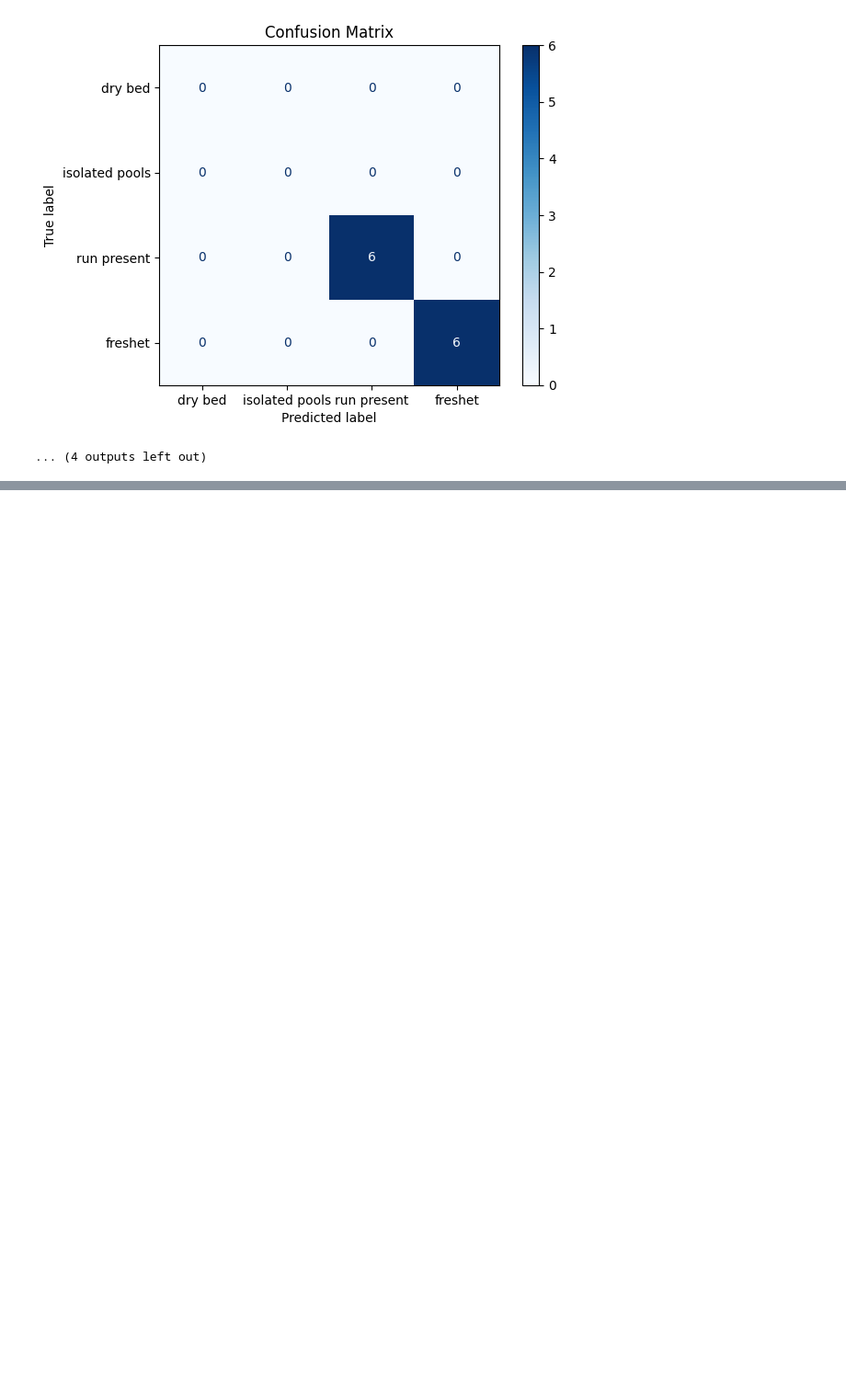
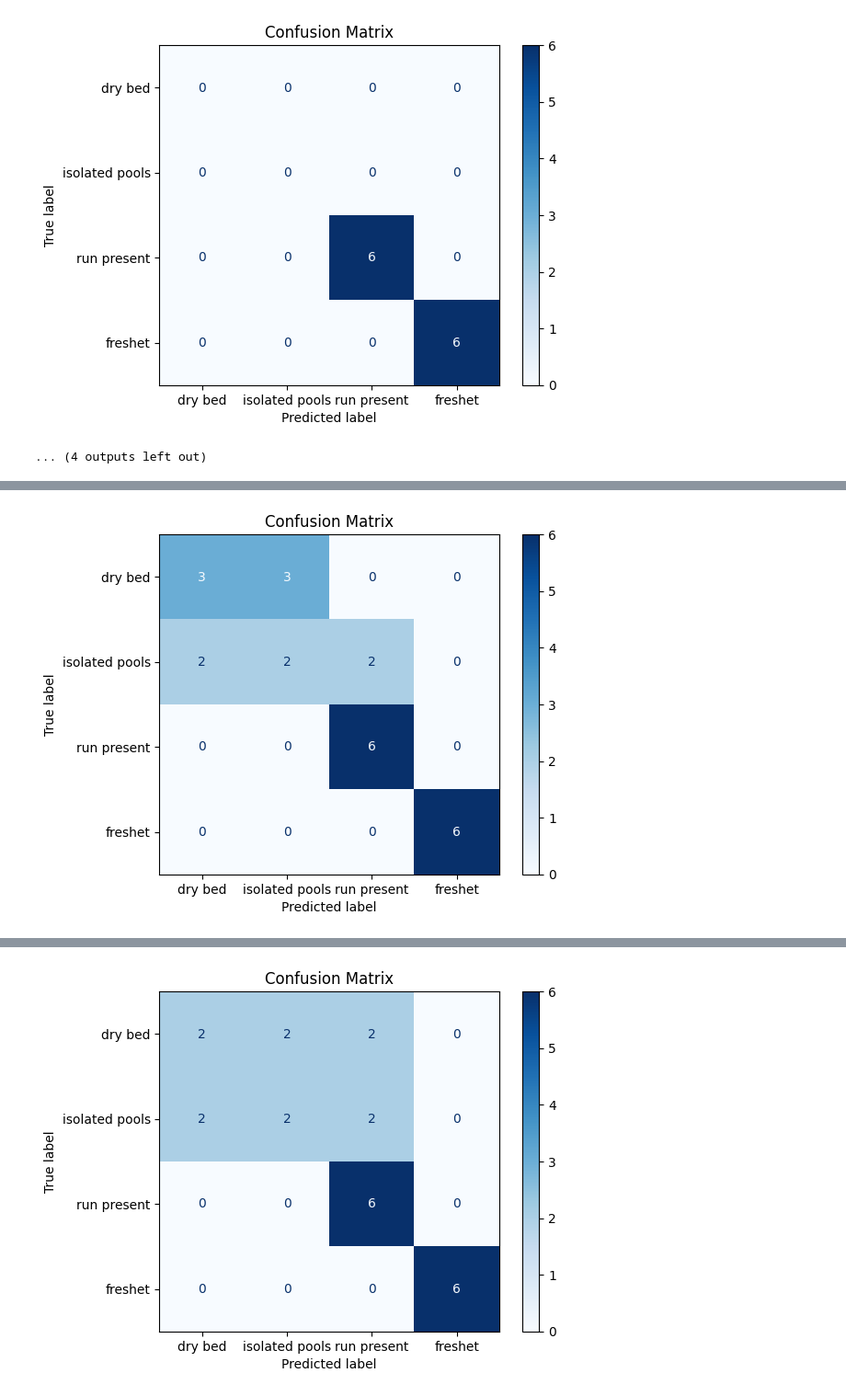
Before and after one commit to jamasc/KAHAWAI-Project, a Jupyter notebook: models/water_stage_classification/test_graphics.ipynb, the cells around one changed output, grey strips where cells are left out. Shown at 92% size. Drawn from its saved outputs; the diff is of its cells as text; code cells hidden in the pictures; blank space fills up the shorter version.

```diff
--- a/models/water_stage_classification/test_graphics.ipynb
+++ b/models/water_stage_classification/test_graphics.ipynb
@@ -138,3 +140,81 @@ Confusion Matrix (DAR1005):
  [0 0 0 6]]
 [figure]
 ... (4 outputs left out)
+# %%
+# this code creates a confusion matrix for the accurracy of predictions
+# for combined DAR
+
+embedding_files = [
+    'DAR_1001_stratified_embeddings.pt',
+    'DAR_1003_stratified_embeddings.pt',
+    'DAR_combined_embeddings_25.pt',
+#    'DAR_combined_embeddings_046.pt',
+]
+
+classifiers = [
+    'DAR_combined_classifier_023456.pth',
+    'DAR_combined_classifier_012456.pth',
+    'DAR_combined_classifier_01346.pth',
+#    'DAR_combined_classifier_1235.pth',
+]
+
+all_y_true = []
+all_y_pred = []
+
+for i in range(len(classifiers)):
+
+    config = {
+        "embedding_path": f'/home/jans26/koa_scratch/streamflow/features/{embedding_files[i]}',     # for dataset (test dataset)
+        "train_split": 0.7,     # only use test set used for individual training
+        "val_split": 0.15,
+        "random_seed": 42,
+        "model_save_path": f'/home/jans26/koa_scratch/streamflow/models/{classifiers[i]}'
+    }
+
+    path = f"config{classifiers[i]}"
+
+    with open(path, "w") as f:
+        yaml.dump(config, f, default_flow_style=False)
+
+    results = test1.main(path)
+
+    y_true = [t.item() + 1 for t in results["label"]]
+    y_pred = [t.item() + 1 for t in results["predicted"]]
+
+    all_y_true.extend(y_true)
+    all_y_pred.extend(y_pred)
+
+    # Compute confusion matrix
+    labels = [2, 3, 1, 4]
+    display_labels = ['dry bed', 'isolated pools', 'run present', 'freshet']
+    cm = confusion_matrix(y_true, y_pred, labels=labels)
+
+    print(f"Confusion Matrix ({classifiers[i]}):")
+    print(cm)
+
+    # Plot it
+    disp = ConfusionMatrixDisplay(
+        confusion_matrix=cm,
+        display_labels=display_labels
+    )
+    disp.plot(cmap="Blues")
+    plt.title("Confusion Matrix")
+    plt.show()
+
+labels = [2, 3, 1, 4]
+display_labels = ['dry bed', 'isolated pools', 'run present', 'freshet']
+cm = confusion_matrix(all_y_true, all_y_pred, labels=labels)
+
+print(f"Confusion Matrix (combined):")
+print(cm)
+
+# Plot it
+disp = ConfusionMatrixDisplay(
+    confusion_matrix=cm,
+    display_labels=display_labels
+)
+disp.plot(cmap="Blues")
+plt.title("Confusion Matrix")
+plt.savefig("confusion_matrix.jpg", dpi=300, bbox_inches="tight")
+plt.show()
+# %% [output]
@@ -140,0 +233 @@ Confusion Matrix (DAR1005):
+[figure, added]
@@ -140,0 +246 @@ Confusion Matrix (DAR1005):
+[figure, added]
```
Also changed, not shown: parts of 3 cells of this notebook, 36 other files.
